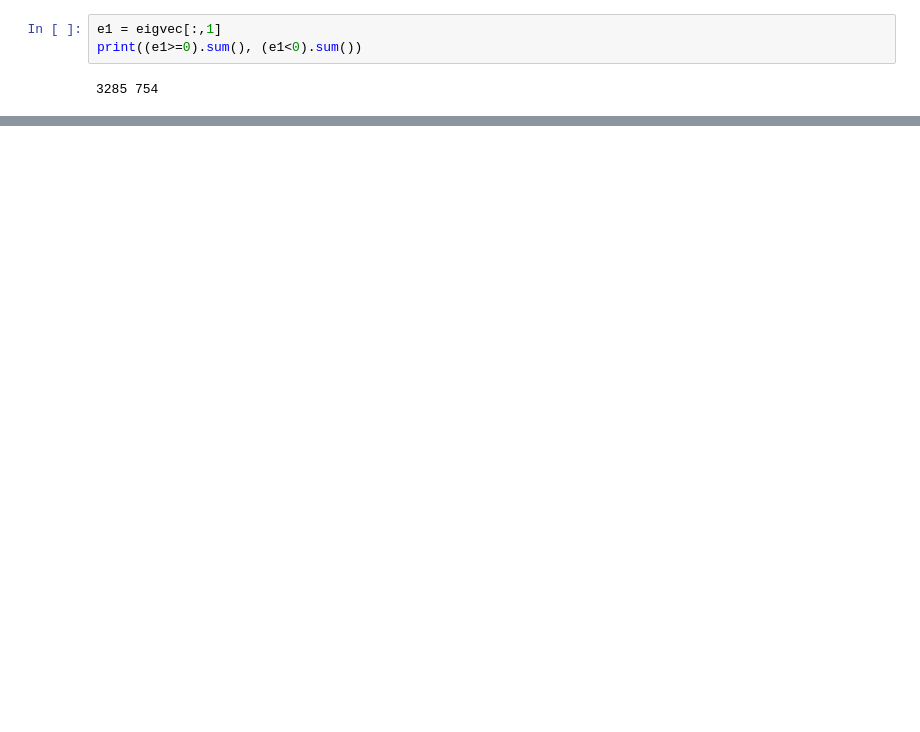
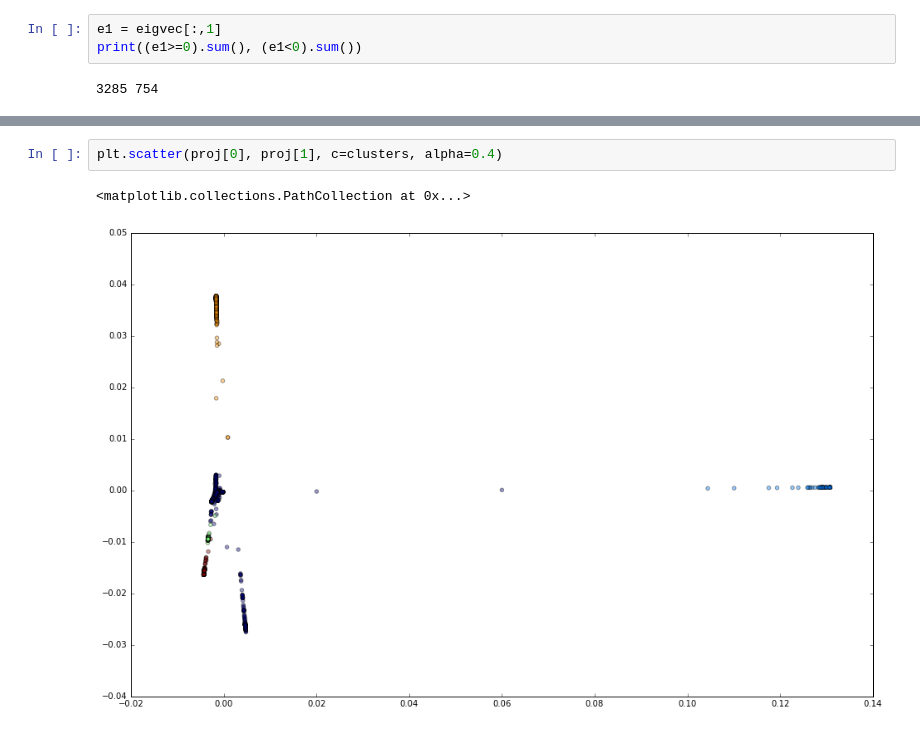
Before and after one commit to yama1968/Spikes, a Jupyter notebook: python/facebook_graph.ipynb, the cells around one changed output, grey strips where cells are left out. Cells and saved outputs as stored; diff of their text form; blank space fills up the shorter version.

```diff
--- a/python/facebook_graph.ipynb
+++ b/python/facebook_graph.ipynb
@@ -200,0 +247,5 @@ plt.scatter(proj[0], proj[1])
+# %%
+plt.scatter(proj[0], proj[1], c=clusters, alpha=0.4)
+# %% [output]
+<matplotlib.collections.PathCollection at 0x...>
+[figure, added]
```
Also changed, not shown: parts of 15 cells of this notebook, 2 other files.
